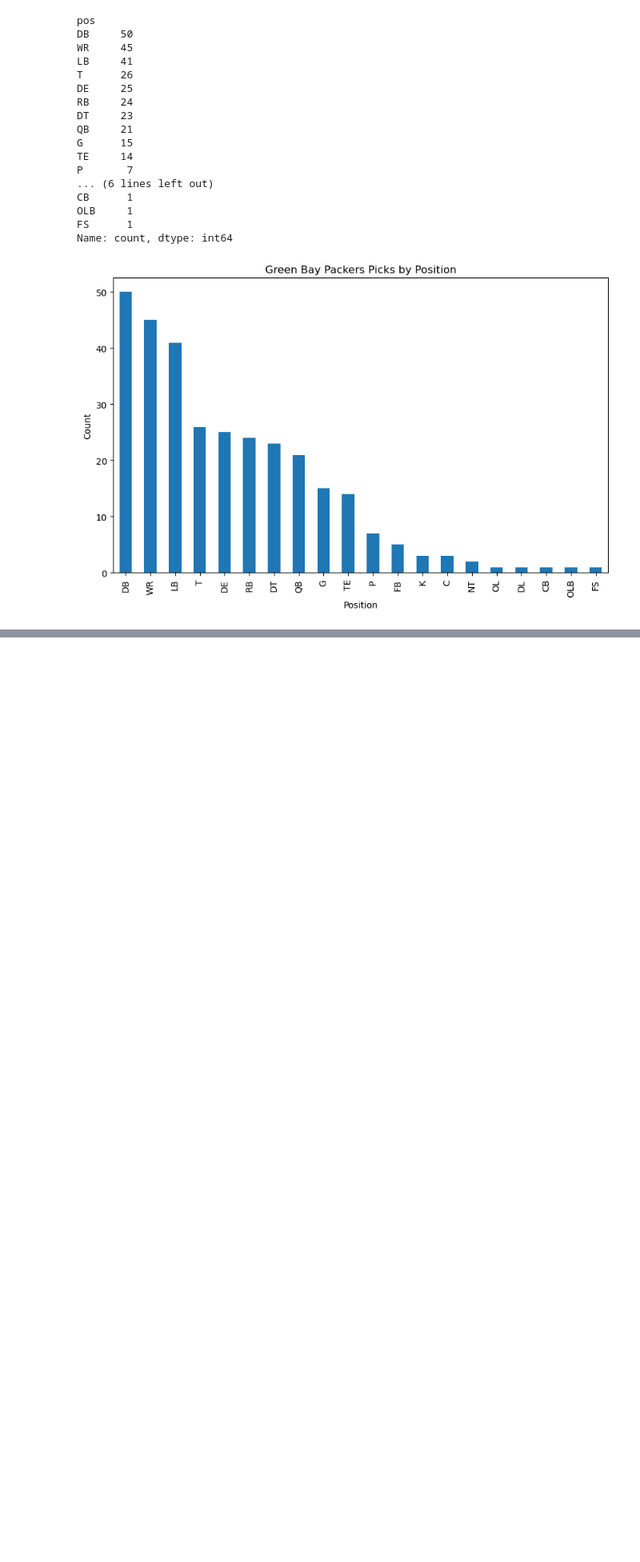
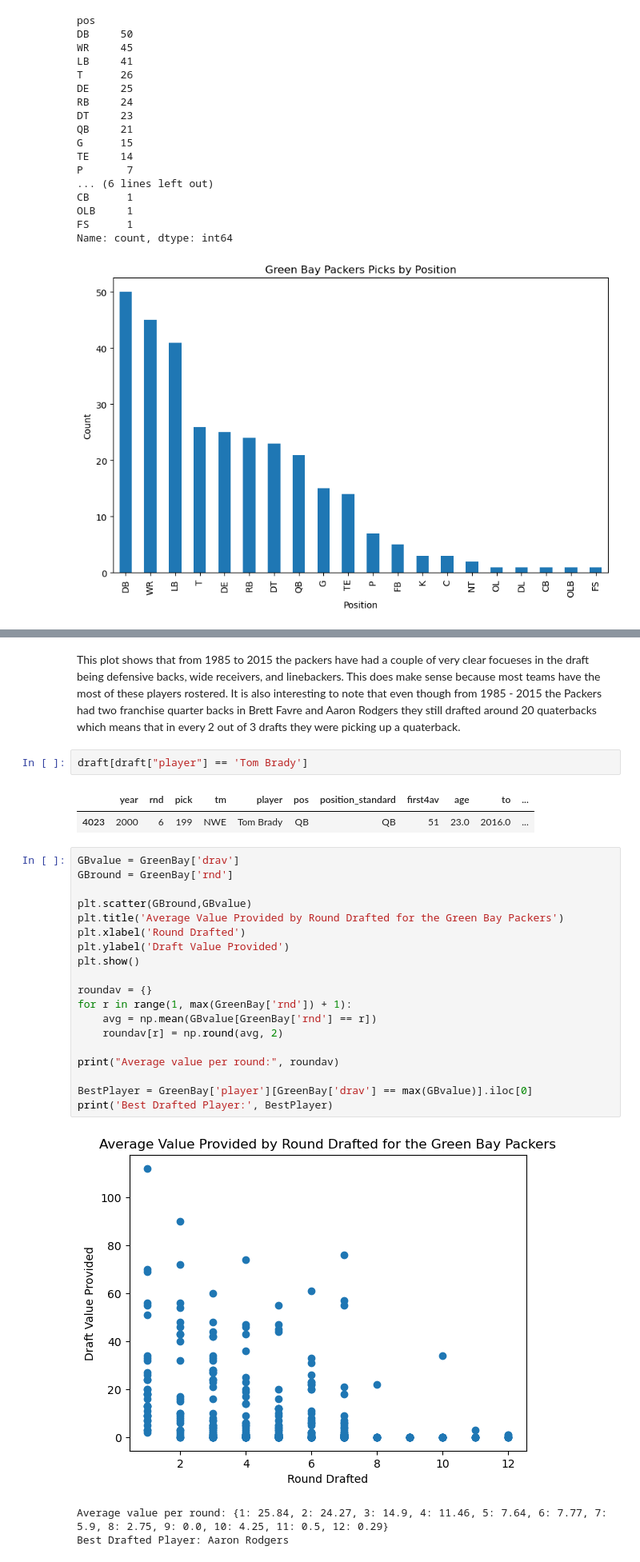
Before and after one commit to Brandonwood44/Football, a Jupyter notebook: NFL_draft.ipynb, the cells around one changed output, grey strips where cells are left out. Shown at 80% size. Saved outputs shown, nothing was run; the diff lists cells and outputs as text; blank space fills up the shorter version.

Commit message:
Added some Green Bay Packers specific evaluation

```diff
--- a/NFL_draft.ipynb
+++ b/NFL_draft.ipynb
@@ -219,0 +214,30 @@ Name: player, dtype: object
+# %% [markdown]
+This plot shows that from 1985 to 2015 the packers have had a couple of very clear focueses in the draft being defensive backs, wide receivers, and linebackers. This does make sense because most teams have the most of these players rostered. It is also interesting to note that even though from 1985 - 2015 the Packers had two franchise quarter backs in Brett Favre and Aaron Rodgers they still drafted around 20 quaterbacks which means that in every 2 out of 3 drafts they were picking up a quaterback.
+# %%
+draft[draft["player"] == 'Tom Brady']
+# %% [output]
+|  | year | rnd | pick | tm | player | pos | position_standard | first4av | age | to | ... |
+| 4023 | 2000 | 6 | 199 | NWE | Tom Brady | QB | QB | 51 | 23.0 | 2016.0 | ... |
+# %%
+GBvalue = GreenBay['drav']
+GBround = GreenBay['rnd']
+
+plt.scatter(GBround,GBvalue)
+plt.title('Average Value Provided by Round Drafted for the Green Bay Packers')
+plt.xlabel('Round Drafted')
+plt.ylabel('Draft Value Provided')
+plt.show()
+
+roundav = {}
+for r in range(1, max(GreenBay['rnd']) + 1):
+    avg = np.mean(GBvalue[GreenBay['rnd'] == r])
+    roundav[r] = np.round(avg, 2)
+
+print("Average value per round:", roundav)
+
+BestPlayer = GreenBay['player'][GreenBay['drav'] == max(GBvalue)].iloc[0]
+print('Best Drafted Player:', BestPlayer)
+# %% [output]
+[figure, added]
+Average value per round: {1: 25.84, 2: 24.27, 3: 14.9, 4: 11.46, 5: 7.64, 6: 7.77, 7: 5.9, 8: 2.75, 9: 0.0, 10: 4.25, 11: 0.5, 12: 0.29}
+Best Drafted Player: Aaron Rodgers
```
Also changed, not shown: parts of 16 cells of this notebook.
